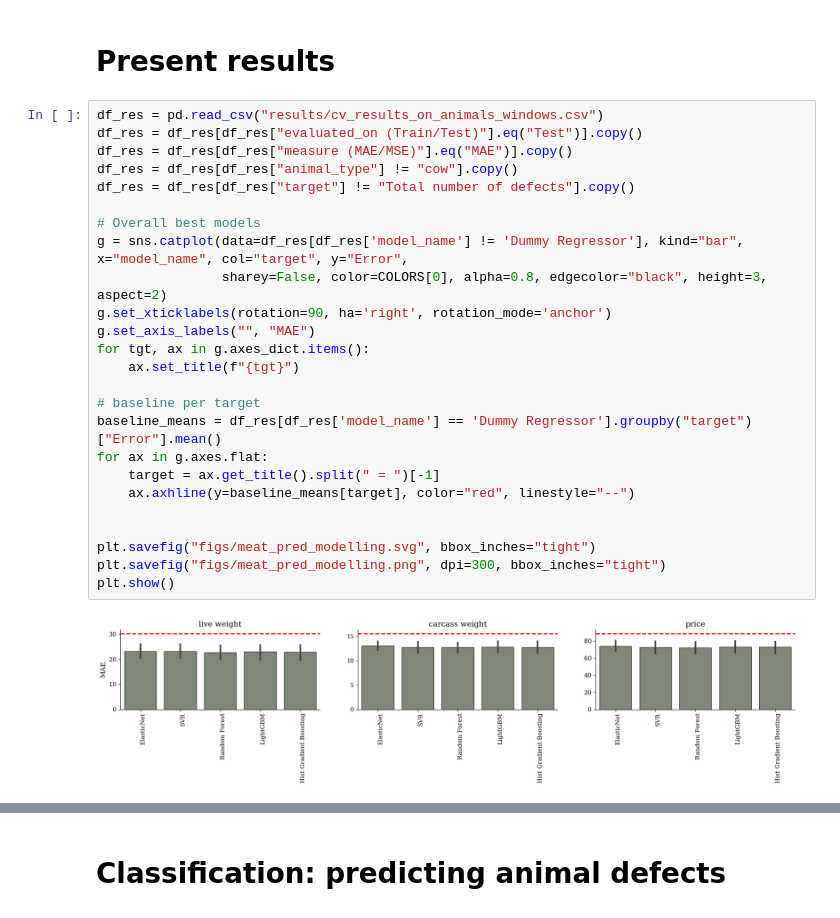
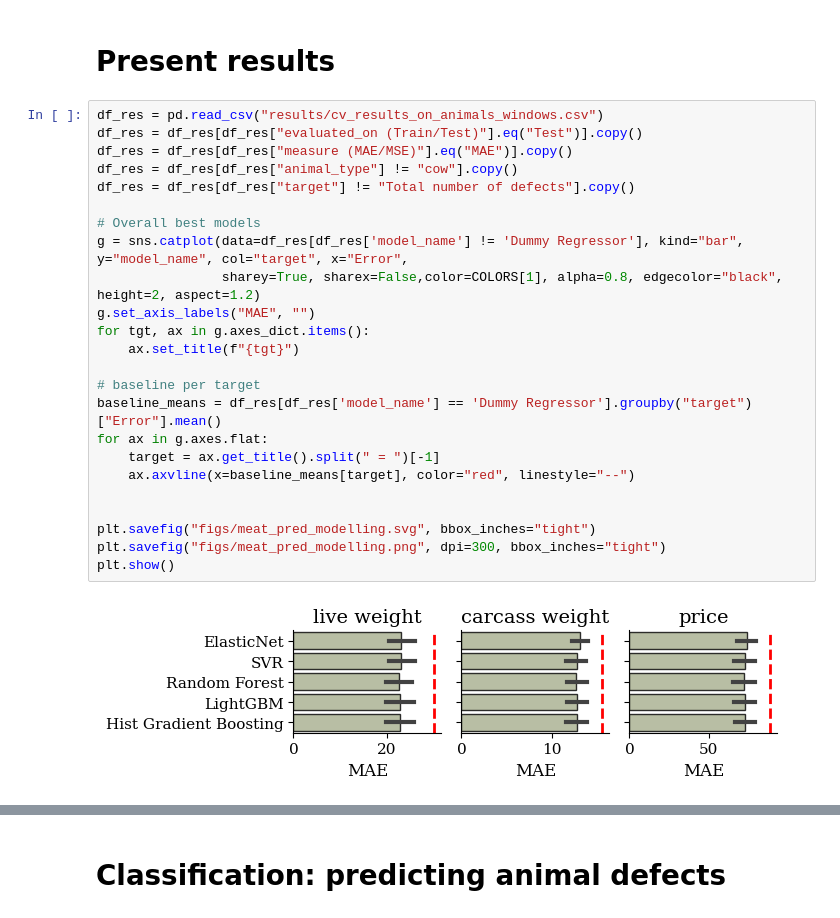
Before and after one commit to KatDost/Weather-CattleHealth, a Jupyter notebook: beef_predictive_modelling.ipynb, the cells around one changed output, grey strips where cells are left out. Drawn from its saved outputs; the diff is of its cells as text.

Commit message:
enhanced figures

```diff
--- a/beef_predictive_modelling.ipynb
+++ b/beef_predictive_modelling.ipynb
@@ -315,27 +316,26 @@ Rows per target:
 # %%
 df_res = pd.read_csv("results/cv_results_on_animals_windows.csv")
 df_res = df_res[df_res["evaluated_on (Train/Test)"].eq("Test")].copy()
 df_res = df_res[df_res["measure (MAE/MSE)"].eq("MAE")].copy()
 df_res = df_res[df_res["animal_type"] != "cow"].copy()
 df_res = df_res[df_res["target"] != "Total number of defects"].copy()
 
 # Overall best models
-g = sns.catplot(data=df_res[df_res['model_name'] != 'Dummy Regressor'], kind="bar", x="model_name", col="target", y="Error",
-                sharey=False, color=COLORS[0], alpha=0.8, edgecolor="black", height=3, aspect=2)
-g.set_xticklabels(rotation=90, ha='right', rotation_mode='anchor')
-g.set_axis_labels("", "MAE")
+g = sns.catplot(data=df_res[df_res['model_name'] != 'Dummy Regressor'], kind="bar", y="model_name", col="target", x="Error",
+                sharey=True, sharex=False,color=COLORS[1], alpha=0.8, edgecolor="black", height=2, aspect=1.2)
+g.set_axis_labels("MAE", "")
 for tgt, ax in g.axes_dict.items():
     ax.set_title(f"{tgt}")
 
 # baseline per target
 baseline_means = df_res[df_res['model_name'] == 'Dummy Regressor'].groupby("target")["Error"].mean()
 for ax in g.axes.flat:
     target = ax.get_title().split(" = ")[-1]
-    ax.axhline(y=baseline_means[target], color="red", linestyle="--")
+    ax.axvline(x=baseline_means[target], color="red", linestyle="--")
 
 
 plt.savefig("figs/meat_pred_modelling.svg", bbox_inches="tight")
 plt.savefig("figs/meat_pred_modelling.png", dpi=300, bbox_inches="tight")
 plt.show()
 # %% [output]
-[figure, old version]
+[figure, new version]
```
Also changed, not shown: parts of 8 cells of this notebook, 10 other files.
